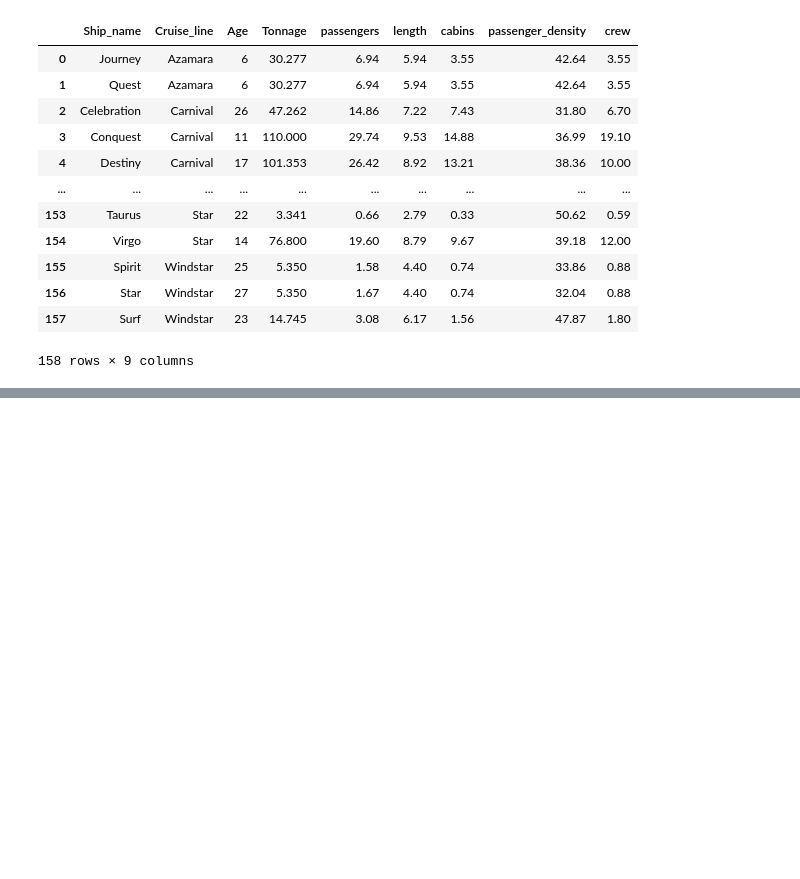
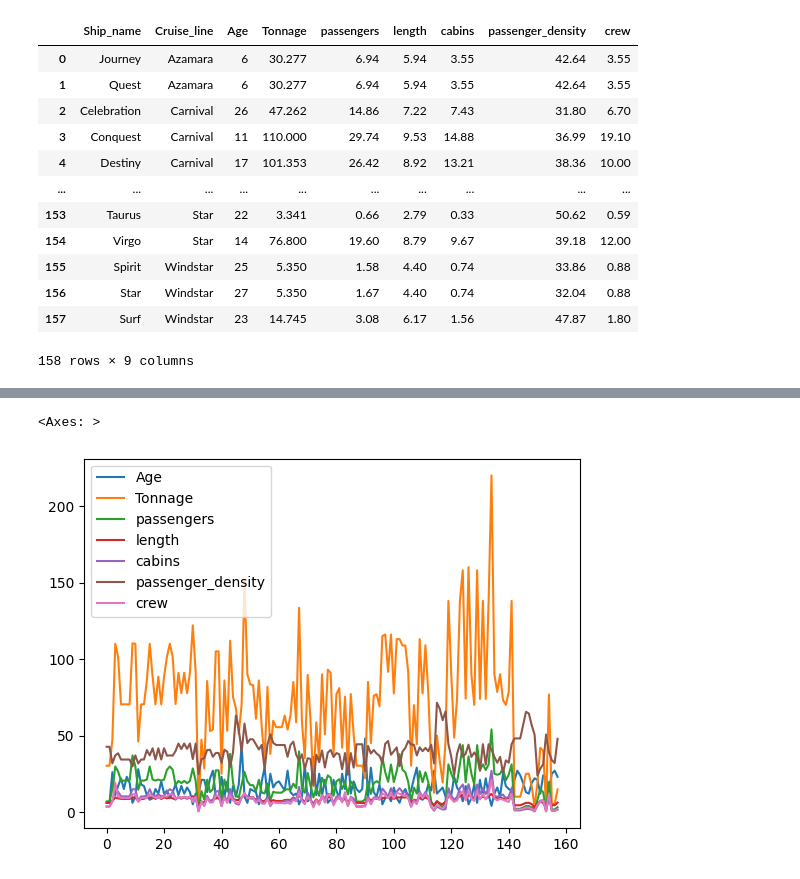
Before and after one commit to enwokedi96/ship_recommendation, a Jupyter notebook: cruise_ship_recommender.ipynb, the cells around one changed output, grey strips where cells are left out. Drawn from its saved outputs; the diff is of its cells as text; code cells hidden in the pictures; blank space fills up the shorter version.

Commit message:
added plots and visualisation

```diff
--- a/cruise_ship_recommender.ipynb
+++ b/cruise_ship_recommender.ipynb
@@ -29,0 +45,5 @@ cruise_data.loc[:5]
+# %%
+cruise_data.plot()
+# %% [output]
+<Axes: >
+[figure, added]
```
Also changed, not shown: parts of 5 cells of this notebook.
